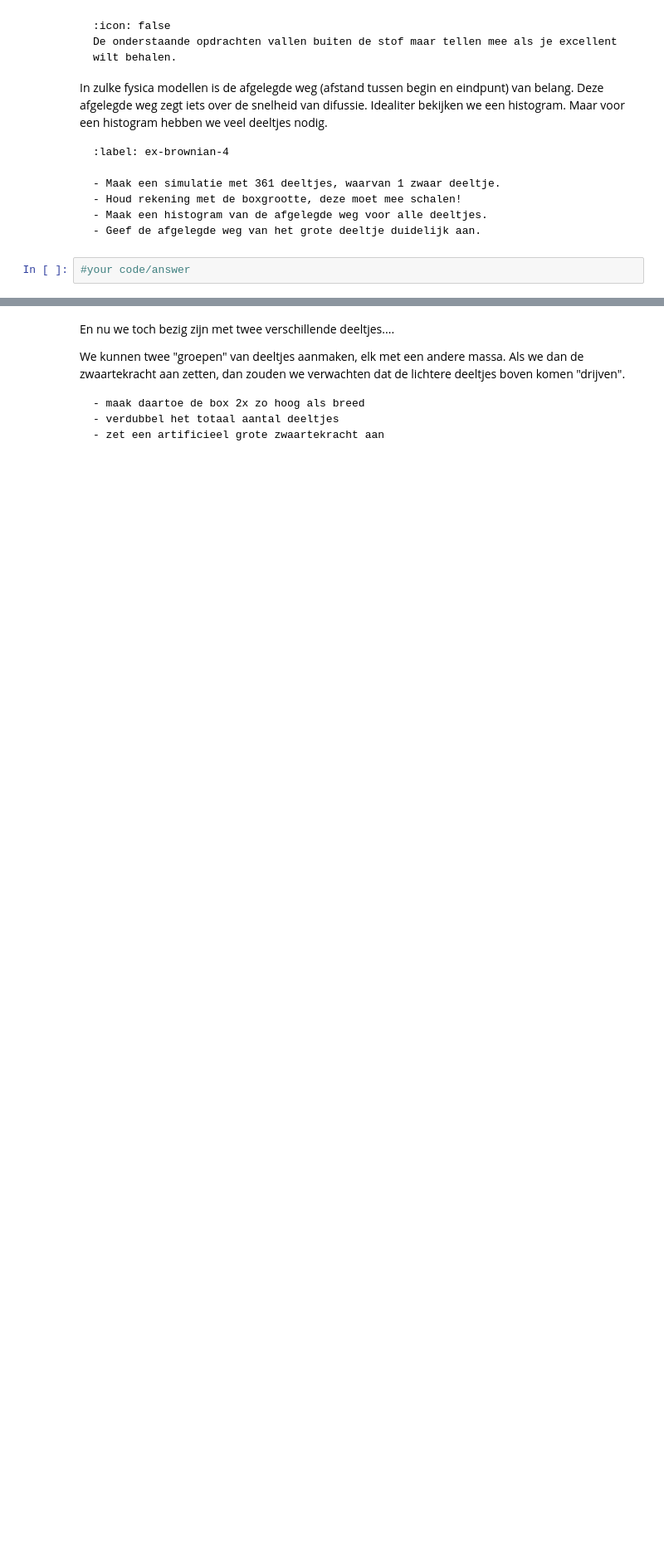
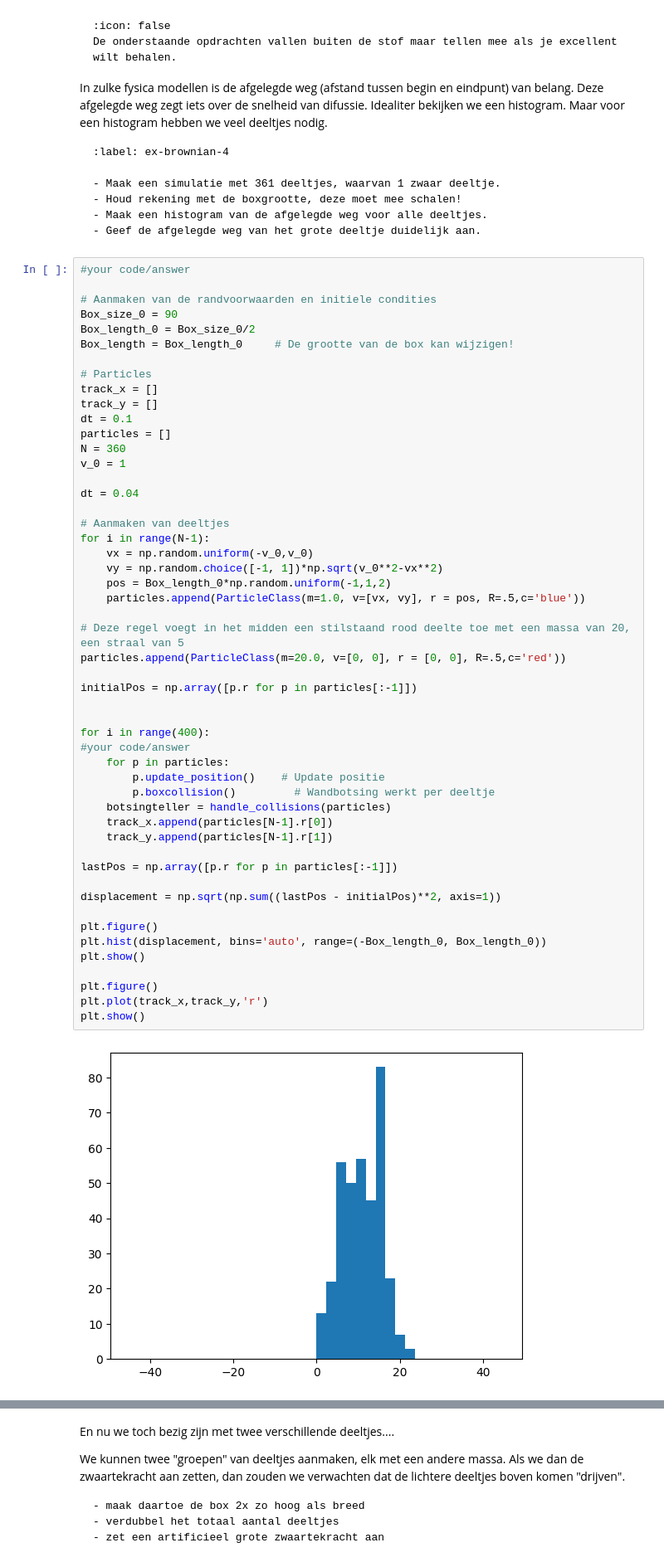
Before and after one commit to Ikbenjamin07/thermolab_MatthijsvOostrum_BenGeertman_groepje_3.5, a Jupyter notebook: Content/PySim/4_brownianmotion.ipynb, the cells around one changed output, grey strips where cells are left out. Shown: that part at 83% size. Cells and saved outputs as stored; diff of their text form; blank space fills up the shorter version.

````diff
--- a/Content/PySim/4_brownianmotion.ipynb
+++ b/Content/PySim/4_brownianmotion.ipynb
@@ -235,3 +265,54 @@ Maar voor een histogram hebben we veel deeltjes nodig.
 ```
 # %%
 #your code/answer
+
+# Aanmaken van de randvoorwaarden en initiele condities
+Box_size_0 = 90
+Box_length_0 = Box_size_0/2
+Box_length = Box_length_0     # De grootte van de box kan wijzigen!
+
+# Particles
+track_x = []
+track_y = []
+dt = 0.1
+particles = []
+N = 360
+v_0 = 1
+
+dt = 0.04
+
+# Aanmaken van deeltjes
+for i in range(N-1):
+    vx = np.random.uniform(-v_0,v_0)
+    vy = np.random.choice([-1, 1])*np.sqrt(v_0**2-vx**2)
+    pos = Box_length_0*np.random.uniform(-1,1,2)
+    particles.append(ParticleClass(m=1.0, v=[vx, vy], r = pos, R=.5,c='blue'))
+
+# Deze regel voegt in het midden een stilstaand rood deelte toe met een massa van 20, een straal van 5
+particles.append(ParticleClass(m=20.0, v=[0, 0], r = [0, 0], R=.5,c='red'))
+
+initialPos = np.array([p.r for p in particles[:-1]])
+
+
+for i in range(400):
+#your code/answer
+    for p in particles:
+        p.update_position()    # Update positie
+        p.boxcollision()         # Wandbotsing werkt per deeltje
+    botsingteller = handle_collisions(particles)
+    track_x.append(particles[N-1].r[0])
+    track_y.append(particles[N-1].r[1])
+
+lastPos = np.array([p.r for p in particles[:-1]])
+
+displacement = np.sqrt(np.sum((lastPos - initialPos)**2, axis=1))
+
+plt.figure()
+plt.hist(displacement, bins='auto', range=(-Box_length_0, Box_length_0))
+plt.show()
+
+plt.figure()
+plt.plot(track_x,track_y,'r')
+plt.show()
+# %% [output]
+[figure, added]
````
Also changed, not shown: parts of 10 cells of this notebook.
